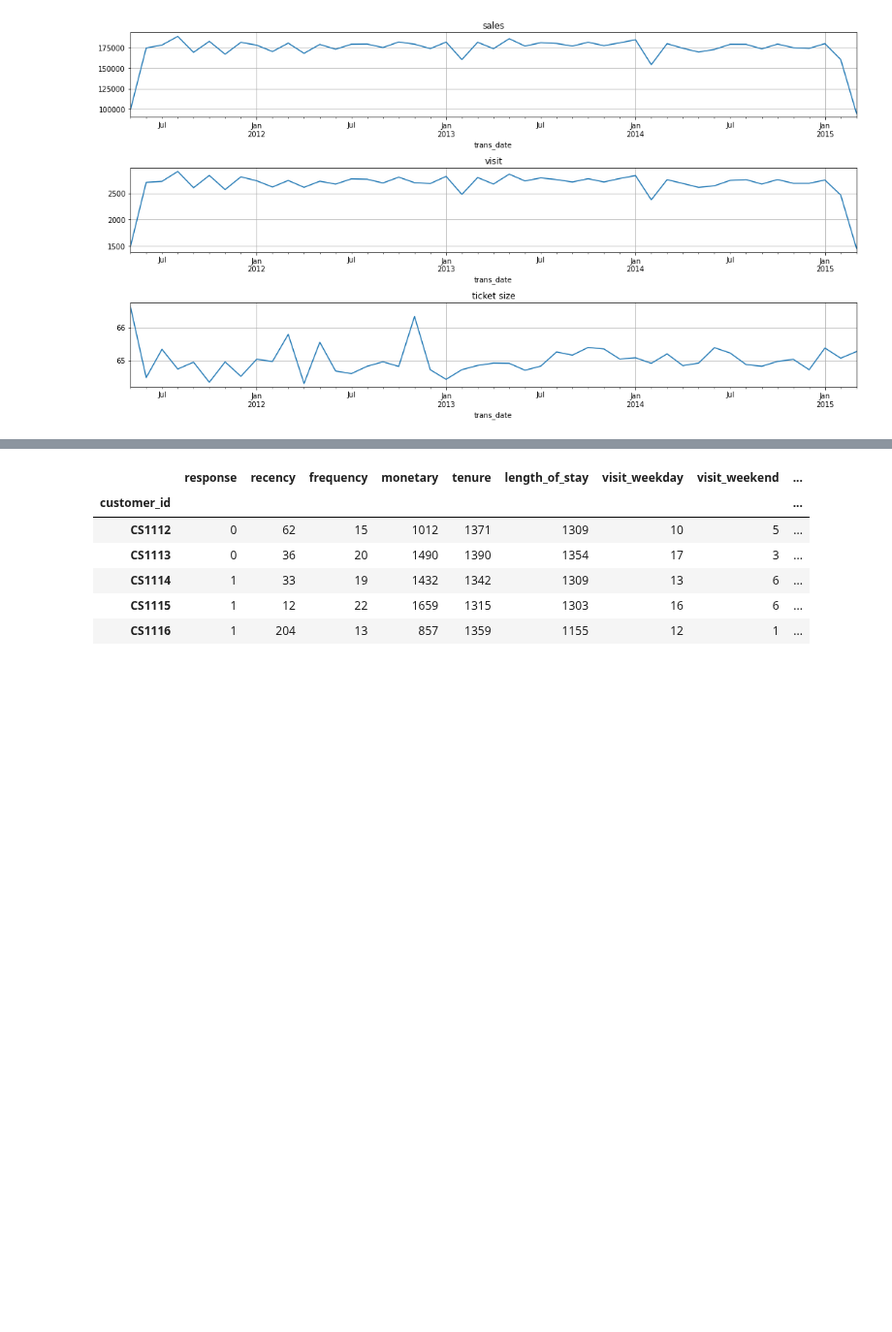
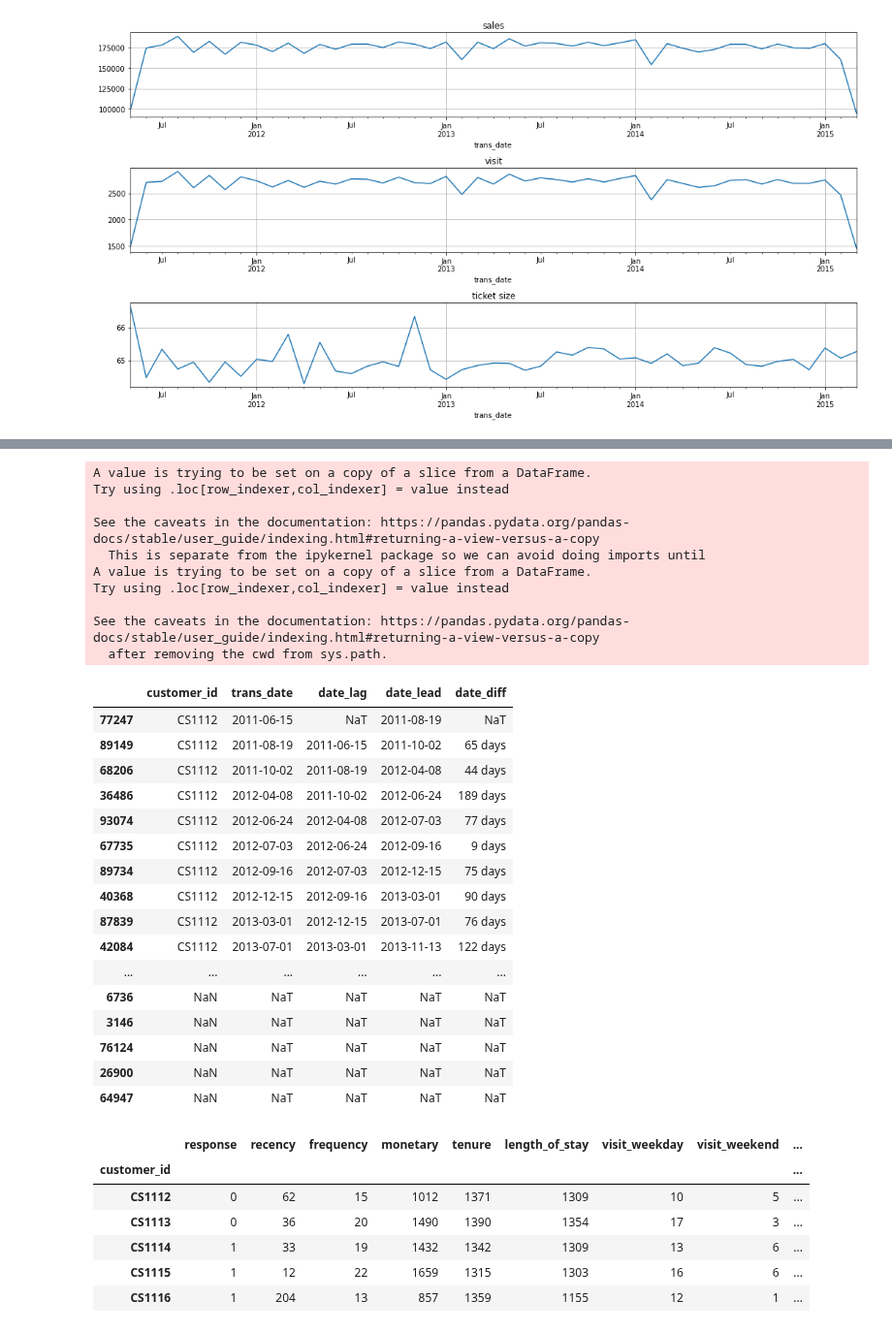
Before and after one commit to PisutSukpool/CRM-Analytics, a Jupyter notebook: Homework 08/Campaign Response Model_Main.ipynb, the cells around one changed output, grey strips where cells are left out. Shown at 97% size. Cells and saved outputs as stored; diff of their text form; code cells hidden in the pictures; blank space fills up the shorter version.

```diff
--- a/Homework 08/Campaign Response Model_Main.ipynb
+++ b/Homework 08/Campaign Response Model_Main.ipynb
@@ -141,3 +106,42 @@ df_transactions.head()
+# %%
+df_movement =  df_transactions[['customer_id','trans_date']]
+
+df_movement['date_lag'] = df_movement.groupby(['customer_id'])['trans_date'].shift(1)
+df_movement['date_lead'] = df_movement.groupby(['customer_id'])['trans_date'].shift(-1)
+df_movement['date_diff'] = df_movement['trans_date'] - df_movement['date_lag']
+filter = df_movement['customer_id']=='CS1112'
+
+# filtering data
+df_movement.where(filter, inplace = True)
+df_movement.head(50)
+# %% [output]
+A value is trying to be set on a copy of a slice from a DataFrame.
+Try using .loc[row_indexer,col_indexer] = value instead
+
+See the caveats in the documentation: https://pandas.pydata.org/pandas-docs/stable/user_guide/indexing.html#returning-a-view-versus-a-copy
+  This is separate from the ipykernel package so we can avoid doing imports until
+A value is trying to be set on a copy of a slice from a DataFrame.
+Try using .loc[row_indexer,col_indexer] = value instead
+
+See the caveats in the documentation: https://pandas.pydata.org/pandas-docs/stable/user_guide/indexing.html#returning-a-view-versus-a-copy
+  after removing the cwd from sys.path.
+|  | customer_id | trans_date | date_lag | date_lead | date_diff |
+| 77247 | CS1112 | 2011-06-15 | NaT | 2011-08-19 | NaT |
+| 89149 | CS1112 | 2011-08-19 | 2011-06-15 | 2011-10-02 | 65 days |
+| 68206 | CS1112 | 2011-10-02 | 2011-08-19 | 2012-04-08 | 44 days |
+| 36486 | CS1112 | 2012-04-08 | 2011-10-02 | 2012-06-24 | 189 days |
+| 93074 | CS1112 | 2012-06-24 | 2012-04-08 | 2012-07-03 | 77 days |
+| 67735 | CS1112 | 2012-07-03 | 2012-06-24 | 2012-09-16 | 9 days |
+| 89734 | CS1112 | 2012-09-16 | 2012-07-03 | 2012-12-15 | 75 days |
+| 40368 | CS1112 | 2012-12-15 | 2012-09-16 | 2013-03-01 | 90 days |
+| 87839 | CS1112 | 2013-03-01 | 2012-12-15 | 2013-07-01 | 76 days |
+| 42084 | CS1112 | 2013-07-01 | 2013-03-01 | 2013-11-13 | 122 days |
+| ... | ... | ... | ... | ... | ... |
+| 6736 | NaN | NaT | NaT | NaT | NaT |
+| 3146 | NaN | NaT | NaT | NaT | NaT |
+| 76124 | NaN | NaT | NaT | NaT | NaT |
+| 26900 | NaN | NaT | NaT | NaT | NaT |
+| 64947 | NaN | NaT | NaT | NaT | NaT |
 # %%
 df = df_transactions.groupby('customer_id').agg(
         recency=('age', min),
```
Also changed, not shown: parts of 7 cells of this notebook.
